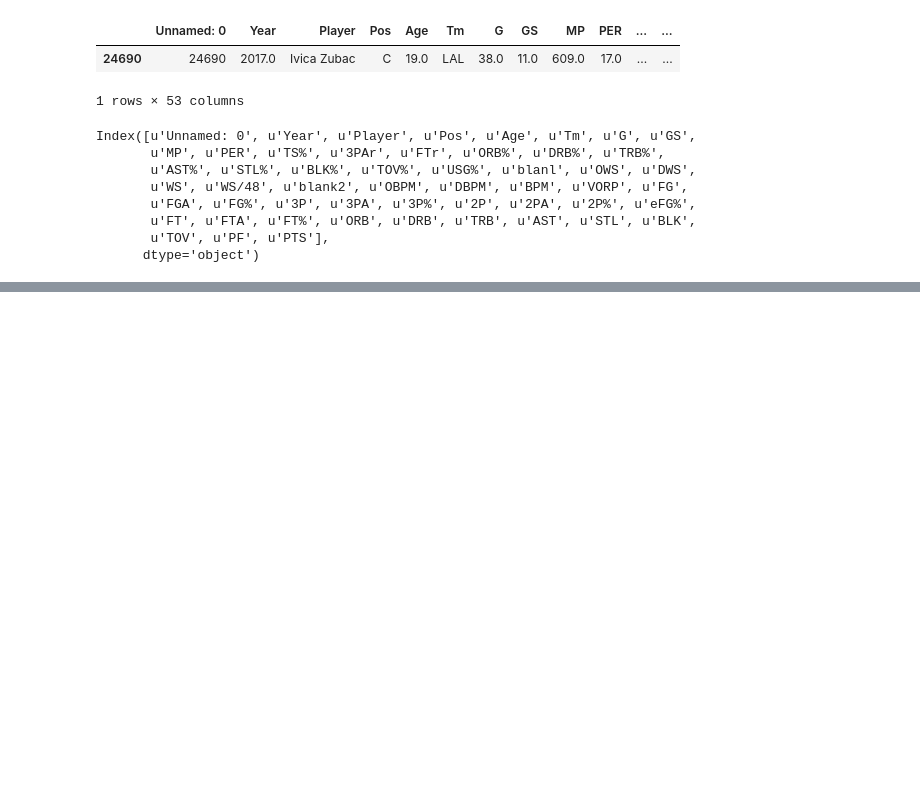
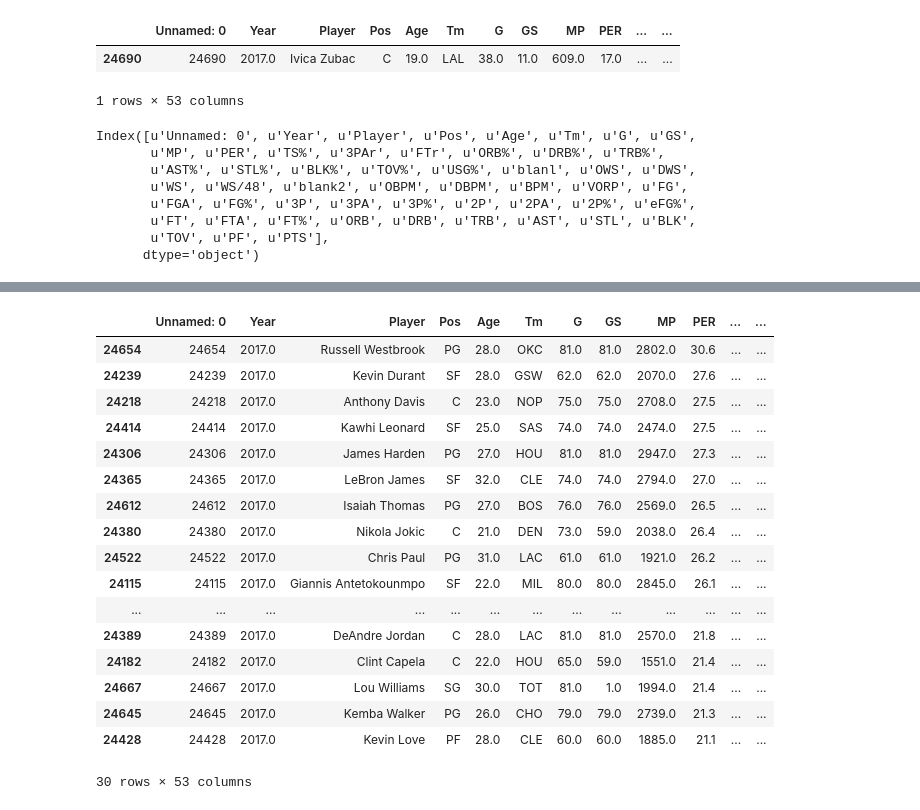
Before and after one commit to danchyy/Basketball_Analytics, a Jupyter notebook: Nba_players.ipynb, the cells around one changed output, grey strips where cells are left out. Cells and saved outputs as stored; diff of their text form; code cells hidden in the pictures; blank space fills up the shorter version.

```diff
--- a/Nba_players.ipynb
+++ b/Nba_players.ipynb
@@ -39,0 +120,20 @@ Index([u'Unnamed: 0', u'Year', u'Player', u'Pos', u'Age', u'Tm', u'G', u'GS',
+# %%
+curr_season = season_stats.loc[season_stats['Year'] == 2017.0]
+# %%
+# Removes duplicate players, only leaves TOT team (if player was traded through season)
+player_occurrences = {}
+for i in range(len(curr_season)):
+    player_name = curr_season.iloc[i]['Player']
+    player_team = curr_season.iloc[i]['Tm']
+    index_row = curr_season.index[i]
+    if player_name not in player_occurrences:
+        player_occurrences[player_name] = []
+    player_occurrences[player_name].append((player_team, index_row))
+
+for key in player_occurrences:
+    curr_list = player_occurrences[key]
+    if len(curr_list) == 1:
+        continue
+    for team, index in curr_list:
+        if team != "TOT":
+            curr_season = curr_season.drop(index)
@@ -39,0 +144,22 @@ Index([u'Unnamed: 0', u'Year', u'Player', u'Pos', u'Age', u'Tm', u'G', u'GS',
+# %%
+top_per = per_sorted[:30]
+top_per
+# %% [output]
+|  | Unnamed: 0 | Year | Player | Pos | Age | Tm | G | GS | MP | PER | ... | ... |
+| 24654 | 24654 | 2017.0 | Russell Westbrook | PG | 28.0 | OKC | 81.0 | 81.0 | 2802.0 | 30.6 | ... | ... |
+| 24239 | 24239 | 2017.0 | Kevin Durant | SF | 28.0 | GSW | 62.0 | 62.0 | 2070.0 | 27.6 | ... | ... |
+| 24218 | 24218 | 2017.0 | Anthony Davis | C | 23.0 | NOP | 75.0 | 75.0 | 2708.0 | 27.5 | ... | ... |
+| 24414 | 24414 | 2017.0 | Kawhi Leonard | SF | 25.0 | SAS | 74.0 | 74.0 | 2474.0 | 27.5 | ... | ... |
+| 24306 | 24306 | 2017.0 | James Harden | PG | 27.0 | HOU | 81.0 | 81.0 | 2947.0 | 27.3 | ... | ... |
+| 24365 | 24365 | 2017.0 | LeBron James | SF | 32.0 | CLE | 74.0 | 74.0 | 2794.0 | 27.0 | ... | ... |
+| 24612 | 24612 | 2017.0 | Isaiah Thomas | PG | 27.0 | BOS | 76.0 | 76.0 | 2569.0 | 26.5 | ... | ... |
+| 24380 | 24380 | 2017.0 | Nikola Jokic | C | 21.0 | DEN | 73.0 | 59.0 | 2038.0 | 26.4 | ... | ... |
+| 24522 | 24522 | 2017.0 | Chris Paul | PG | 31.0 | LAC | 61.0 | 61.0 | 1921.0 | 26.2 | ... | ... |
+| 24115 | 24115 | 2017.0 | Giannis Antetokounmpo | SF | 22.0 | MIL | 80.0 | 80.0 | 2845.0 | 26.1 | ... | ... |
+| ... | ... | ... | ... | ... | ... | ... | ... | ... | ... | ... | ... | ... |
+| 24389 | 24389 | 2017.0 | DeAndre Jordan | C | 28.0 | LAC | 81.0 | 81.0 | 2570.0 | 21.8 | ... | ... |
+| 24182 | 24182 | 2017.0 | Clint Capela | C | 22.0 | HOU | 65.0 | 59.0 | 1551.0 | 21.4 | ... | ... |
+| 24667 | 24667 | 2017.0 | Lou Williams | SG | 30.0 | TOT | 81.0 | 1.0 | 1994.0 | 21.4 | ... | ... |
+| 24645 | 24645 | 2017.0 | Kemba Walker | PG | 26.0 | CHO | 79.0 | 79.0 | 2739.0 | 21.3 | ... | ... |
+| 24428 | 24428 | 2017.0 | Kevin Love | PF | 28.0 | CLE | 60.0 | 60.0 | 1885.0 | 21.1 | ... | ... |
+30 rows × 53 columns
```
Also changed, not shown: parts of 15 cells of this notebook.
